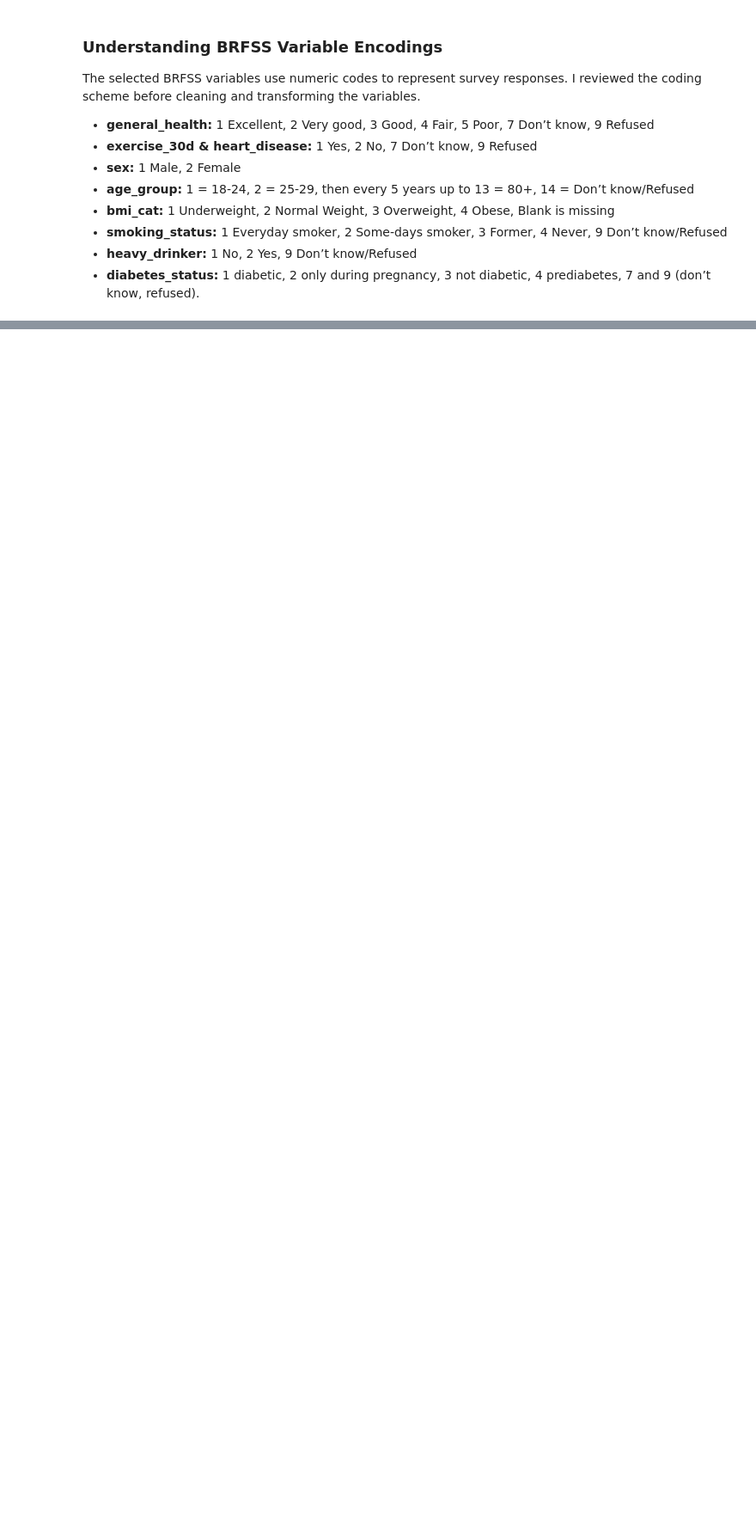
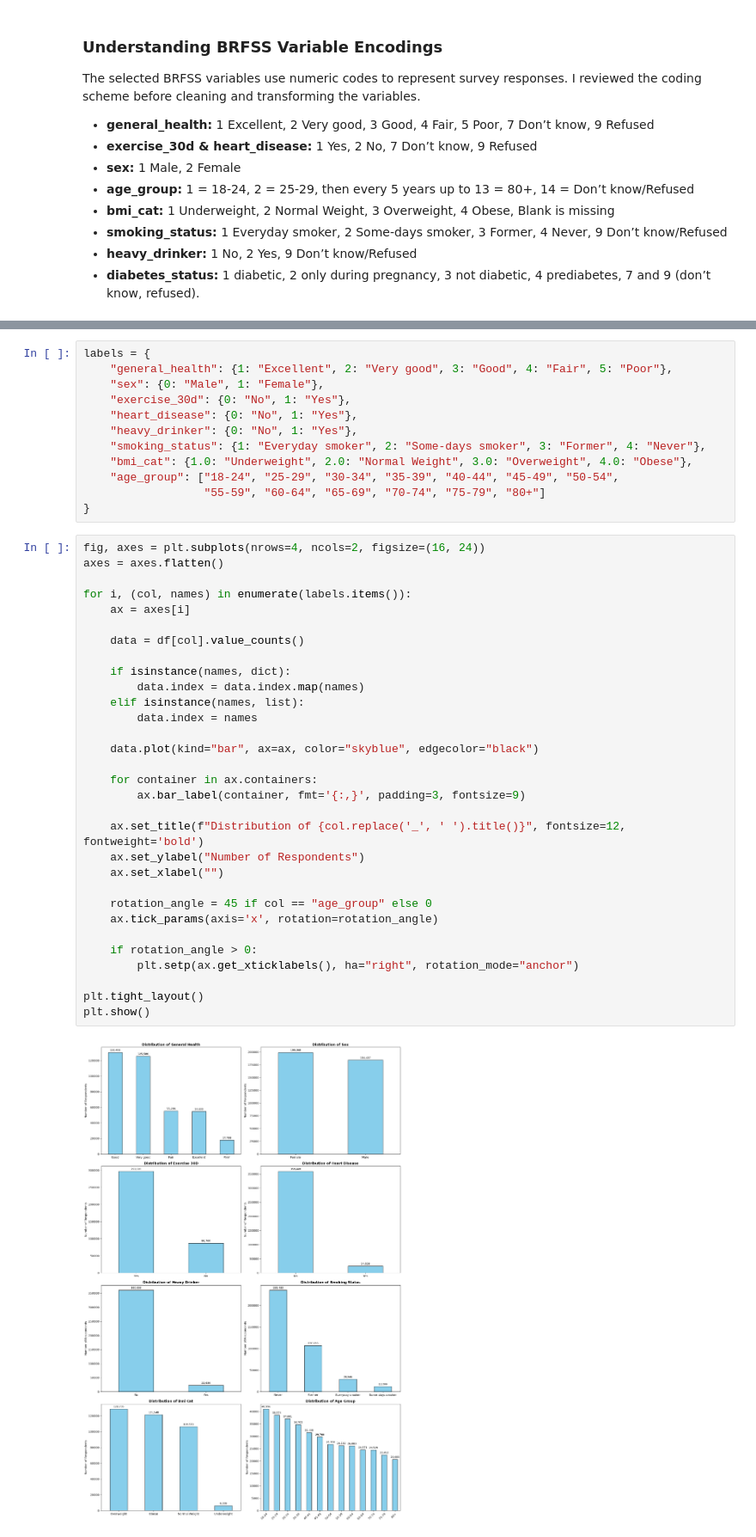
Before and after one commit to giftyhealthtech/diabetes-risk-prediction, a Jupyter notebook: diabetes_risk_model.ipynb, the cells around one changed output, grey strips where cells are left out. Shown at 86% size. Saved outputs shown, nothing was run; the diff lists cells and outputs as text; blank space fills up the shorter version.

```diff
--- a/diabetes_risk_model.ipynb
+++ b/diabetes_risk_model.ipynb
@@ -183,0 +400,45 @@ df.isna().sum()
+# %%
+labels = {
+    "general_health": {1: "Excellent", 2: "Very good", 3: "Good", 4: "Fair", 5: "Poor"},
+    "sex": {0: "Male", 1: "Female"},
+    "exercise_30d": {0: "No", 1: "Yes"},
+    "heart_disease": {0: "No", 1: "Yes"},
+    "heavy_drinker": {0: "No", 1: "Yes"},
+    "smoking_status": {1: "Everyday smoker", 2: "Some-days smoker", 3: "Former", 4: "Never"},
+    "bmi_cat": {1.0: "Underweight", 2.0: "Normal Weight", 3.0: "Overweight", 4.0: "Obese"},
+    "age_group": ["18-24", "25-29", "30-34", "35-39", "40-44", "45-49", "50-54",
+                  "55-59", "60-64", "65-69", "70-74", "75-79", "80+"]
+}
+# %%
+fig, axes = plt.subplots(nrows=4, ncols=2, figsize=(16, 24))
+axes = axes.flatten()
+
+for i, (col, names) in enumerate(labels.items()):
+    ax = axes[i]
+
+    data = df[col].value_counts()
+
+    if isinstance(names, dict):
+        data.index = data.index.map(names)
+    elif isinstance(names, list):
+        data.index = names
+
+    data.plot(kind="bar", ax=ax, color="skyblue", edgecolor="black")
+
+    for container in ax.containers:
+        ax.bar_label(container, fmt='{:,}', padding=3, fontsize=9)
+
+    ax.set_title(f"Distribution of {col.replace('_', ' ').title()}", fontsize=12, fontweight='bold')
+    ax.set_ylabel("Number of Respondents")
+    ax.set_xlabel("")
+
+    rotation_angle = 45 if col == "age_group" else 0
+    ax.tick_params(axis='x', rotation=rotation_angle)
+
+    if rotation_angle > 0:
+        plt.setp(ax.get_xticklabels(), ha="right", rotation_mode="anchor")
+
+plt.tight_layout()
+plt.show()
+# %% [output]
+[figure, added]
```
Also changed, not shown: parts of 29 cells of this notebook, 1 other file.
